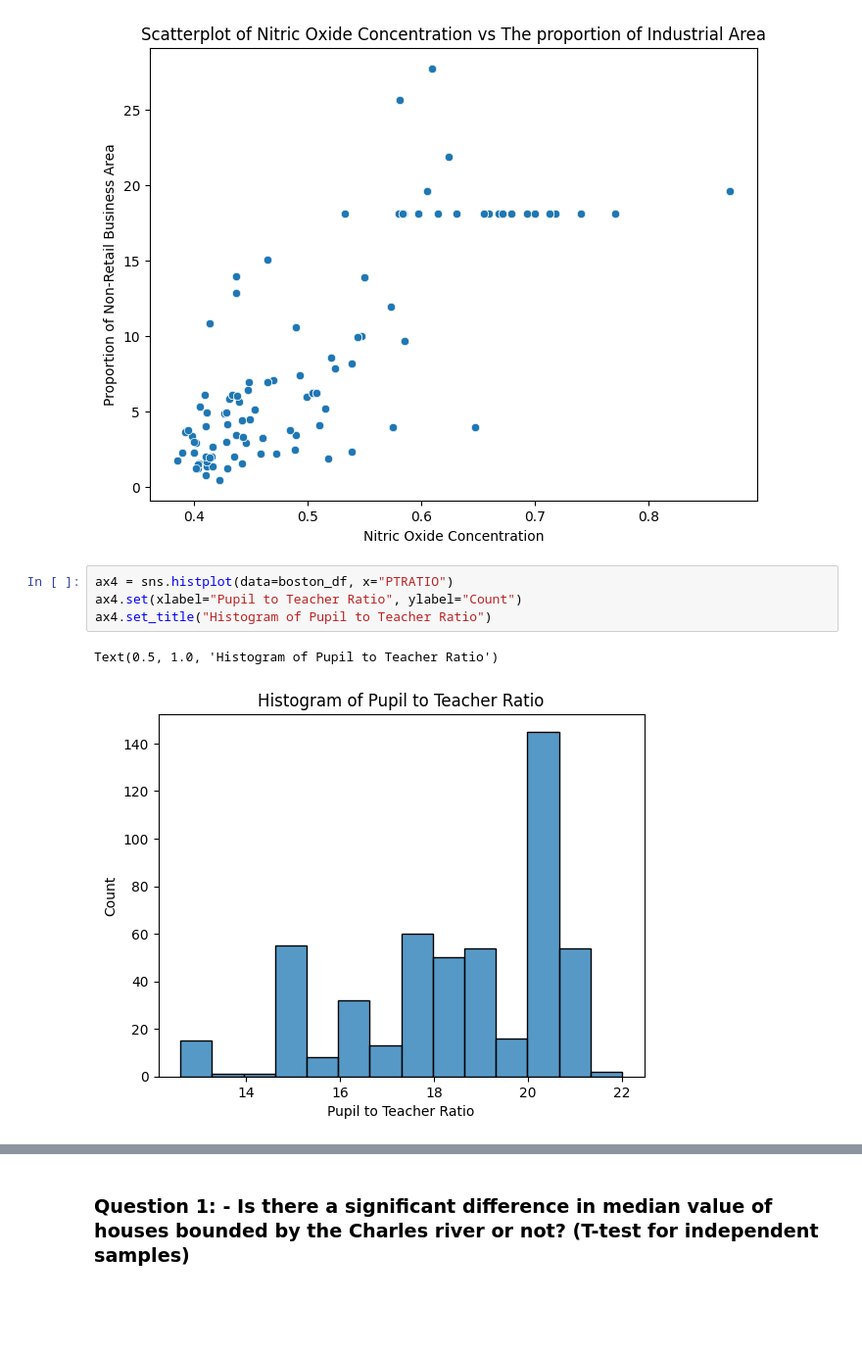
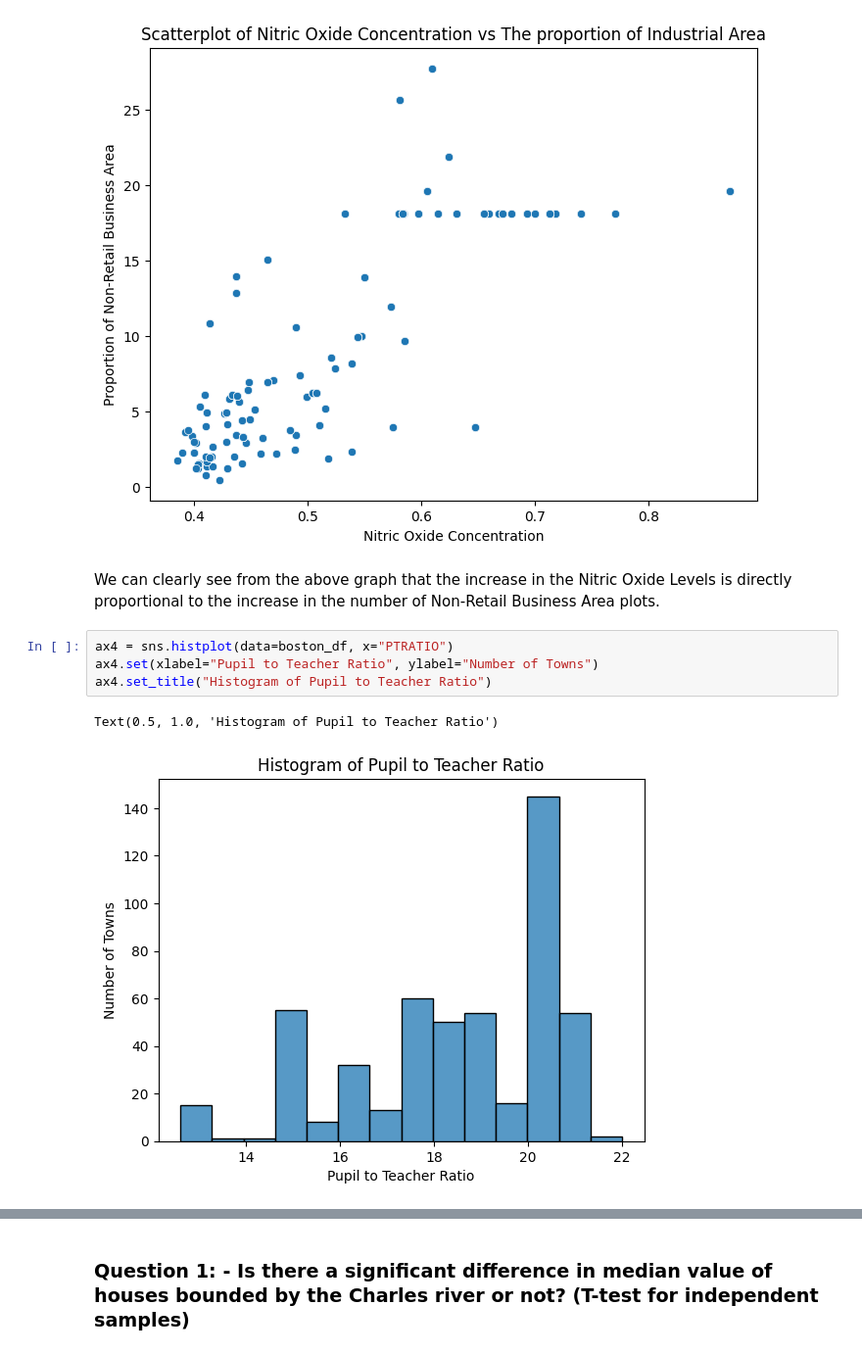
Before and after one commit to vikasagarwal101/statistics-project, a Jupyter notebook: proj.ipynb, the cells around one changed output, grey strips where cells are left out. Shown at 98% size. Saved outputs shown, nothing was run; the diff lists cells and outputs as text; blank space fills up the shorter version.

```diff
--- a/proj.ipynb
+++ b/proj.ipynb
@@ -48,10 +57,12 @@ ax3.set_title(
 # %% [output]
 Text(0.5, 1.0, 'Scatterplot of Nitric Oxide Concentration vs The proportion of Industrial Area')
 [figure]
+# %% [markdown]
+We can clearly see from the above graph that the increase in the Nitric Oxide Levels is directly proportional to the increase in the number of Non-Retail Business Area plots.
 # %%
 ax4 = sns.histplot(data=boston_df, x="PTRATIO")
-ax4.set(xlabel="Pupil to Teacher Ratio", ylabel="Count")
+ax4.set(xlabel="Pupil to Teacher Ratio", ylabel="Number of Towns")
 ax4.set_title("Histogram of Pupil to Teacher Ratio")
 # %% [output]
 Text(0.5, 1.0, 'Histogram of Pupil to Teacher Ratio')
-[figure, old version]
+[figure, new version]
```
Also changed, not shown: parts of 9 cells of this notebook.
